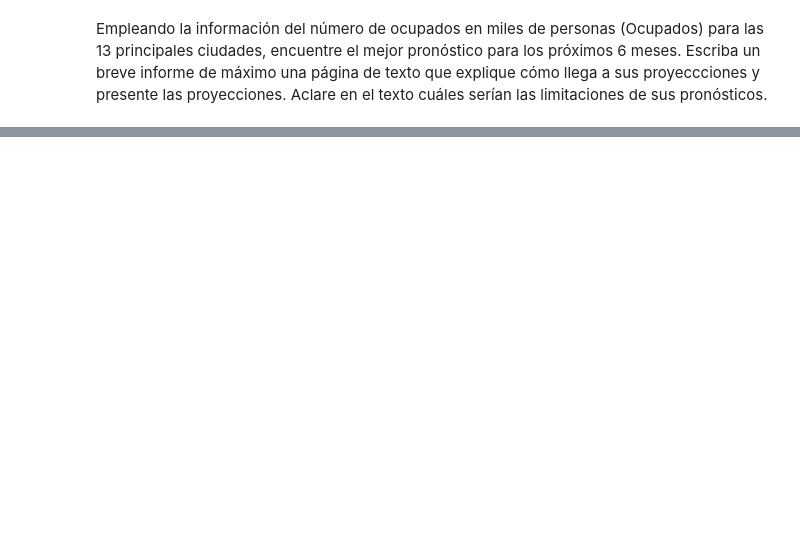
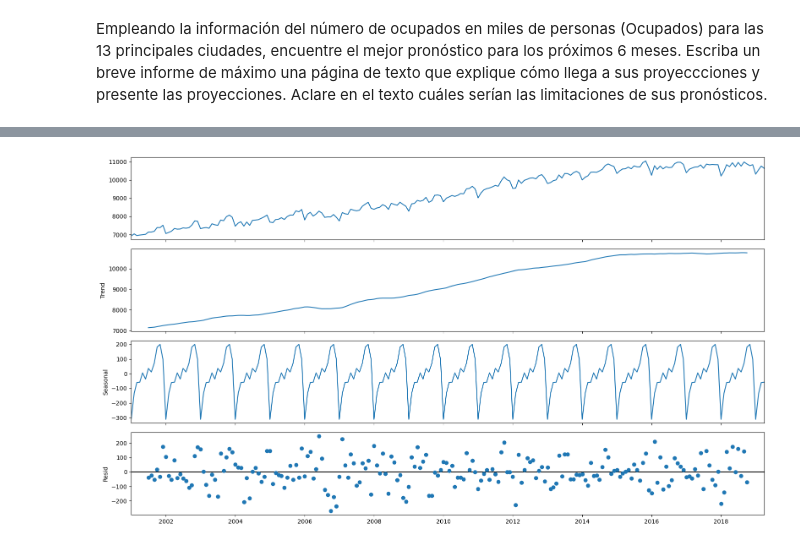
Before and after one commit to cam2149/MachineLearningIII, a Jupyter notebook: fundamentos_de_analítica_ejercicio1.ipynb, the cells around one changed output, grey strips where cells are left out. Cells and saved outputs as stored; diff of their text form; code cells hidden in the pictures; blank space fills up the shorter version.

```diff
--- a/fundamentos_de_analítica_ejercicio1.ipynb
+++ b/fundamentos_de_analítica_ejercicio1.ipynb
@@ -16,0 +35,9 @@ data = pd.read_excel("https://raw.githubusercontent.com/cam2149/MachineLearningI
+# %%
+#@title 3. Encontrando los componentes de una serie de tiempo
+td_componentes = seasonal_decompose(ds_ocupados,model="additive")
+fig = td_componentes.plot()
+fig.set_size_inches((16, 9))
+fig.tight_layout()
+plt.show()
+# %% [output]
+[figure, added]
```
Also changed, not shown: parts of 6 cells of this notebook.
